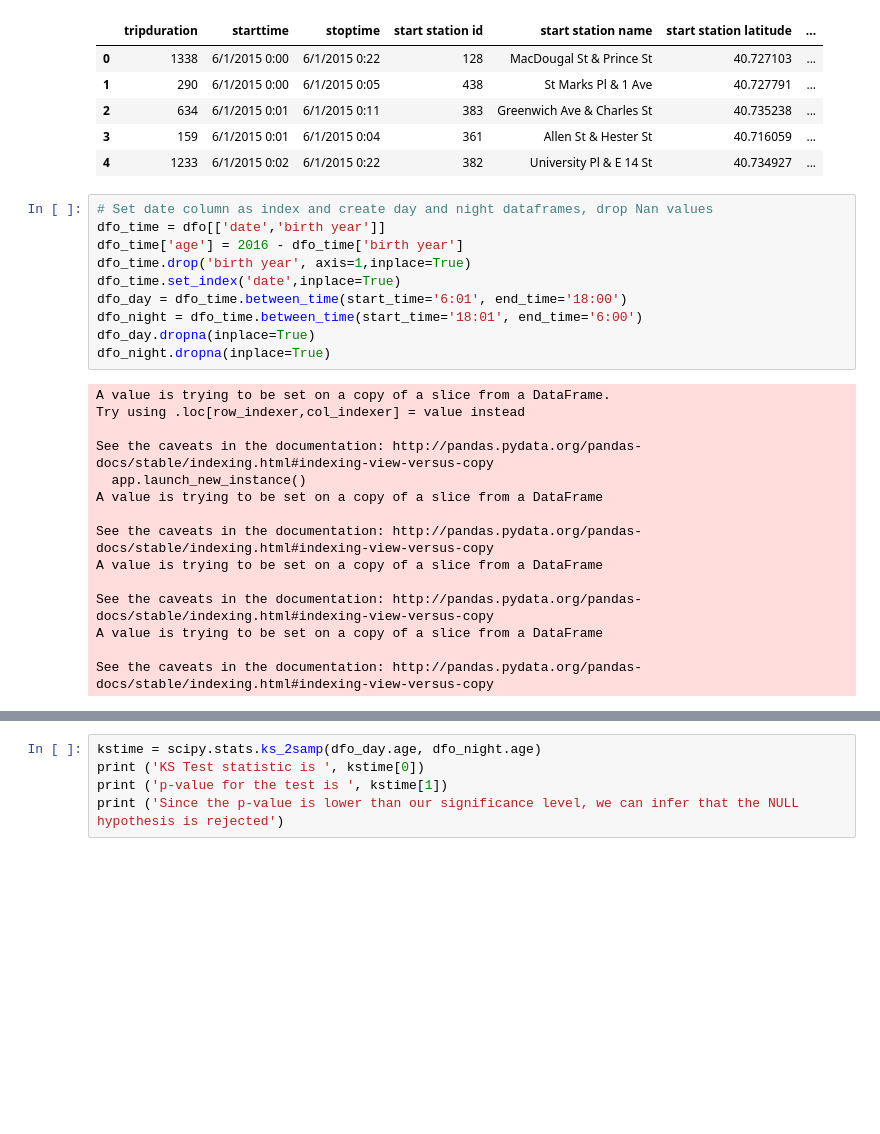
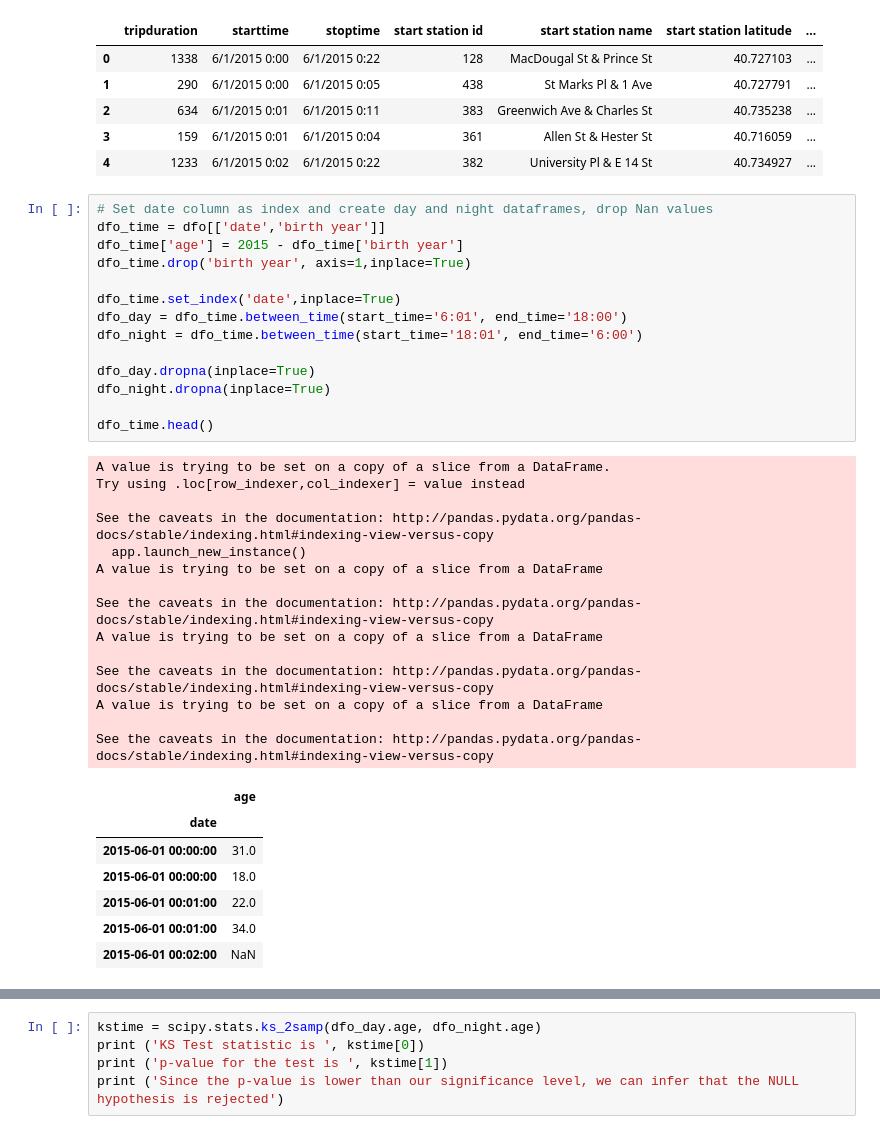
Before and after one commit to as10724/PUI2016_as10724, a Jupyter notebook: HW4_as10724/Assignment4_as10724.ipynb, the cells around one changed output, grey strips where cells are left out. Cells and saved outputs as stored; diff of their text form; blank space fills up the shorter version.

```diff
--- a/HW4_as10724/Assignment4_as10724.ipynb
+++ b/HW4_as10724/Assignment4_as10724.ipynb
@@ -355,25 +355,36 @@ dfo.head()
 # %%
 # Set date column as index and create day and night dataframes, drop Nan values
 dfo_time = dfo[['date','birth year']]
-dfo_time['age'] = 2016 - dfo_time['birth year']
+dfo_time['age'] = 2015 - dfo_time['birth year']
 dfo_time.drop('birth year', axis=1,inplace=True)
+
 dfo_time.set_index('date',inplace=True)
 dfo_day = dfo_time.between_time(start_time='6:01', end_time='18:00')
 dfo_night = dfo_time.between_time(start_time='18:01', end_time='6:00')
+
 dfo_day.dropna(inplace=True)
 dfo_night.dropna(inplace=True)
+
+dfo_time.head()
 # %% [output]
 A value is trying to be set on a copy of a slice from a DataFrame.
 Try using .loc[row_indexer,col_indexer] = value instead
 
 See the caveats in the documentation: http://pandas.pydata.org/pandas-docs/stable/indexing.html#indexing-view-versus-copy
   app.launch_new_instance()
 A value is trying to be set on a copy of a slice from a DataFrame
 
 See the caveats in the documentation: http://pandas.pydata.org/pandas-docs/stable/indexing.html#indexing-view-versus-copy
 A value is trying to be set on a copy of a slice from a DataFrame
 
 See the caveats in the documentation: http://pandas.pydata.org/pandas-docs/stable/indexing.html#indexing-view-versus-copy
 A value is trying to be set on a copy of a slice from a DataFrame
 
 See the caveats in the documentation: http://pandas.pydata.org/pandas-docs/stable/indexing.html#indexing-view-versus-copy
+|  | age |
+| date |  |
+| 2015-06-01 00:00:00 | 31.0 |
+| 2015-06-01 00:00:00 | 18.0 |
+| 2015-06-01 00:01:00 | 22.0 |
+| 2015-06-01 00:01:00 | 34.0 |
+| 2015-06-01 00:02:00 | NaN |
```
Also changed, not shown: parts of 3 cells of this notebook.
